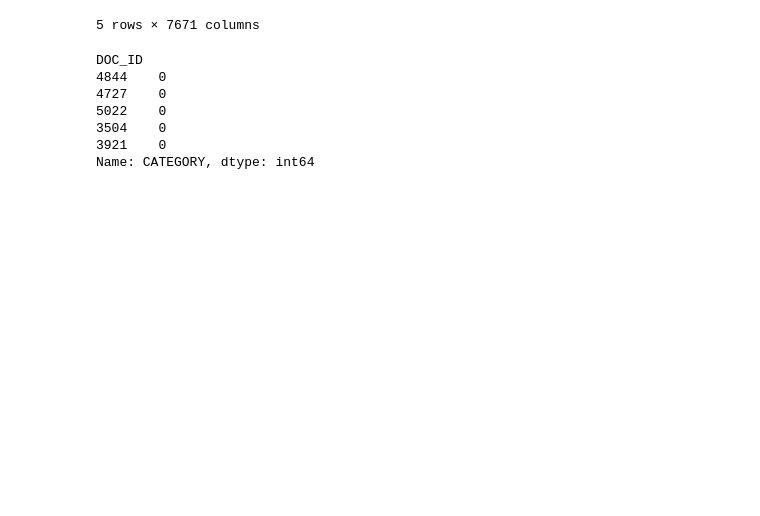
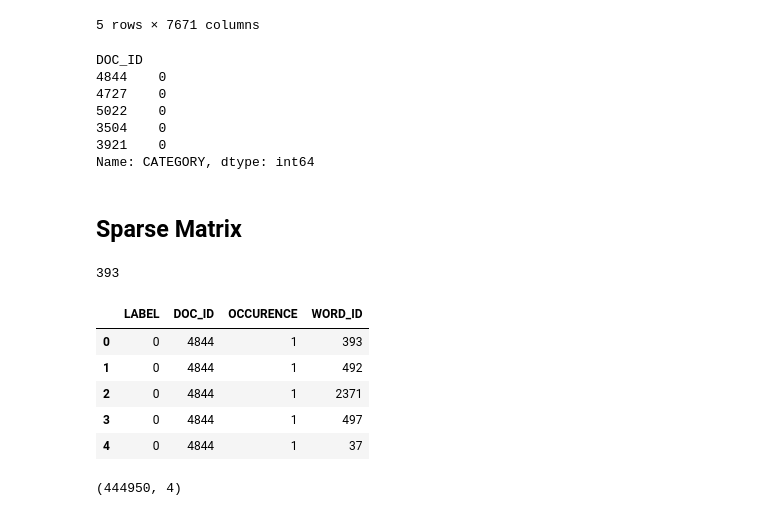
Before and after one commit to burakbdr/Spam-Filter-Classifier, a Jupyter notebook: preprocessing.ipynb, the cells around one changed output. Drawn from its saved outputs; the diff is of its cells as text; code cells hidden in the pictures; blank space fills up the shorter version.

```diff
--- a/preprocessing.ipynb
+++ b/preprocessing.ipynb
@@ -627,3 +630,54 @@ DOC_ID
 3504    0
 3921    0
 Name: CATEGORY, dtype: int64
+# %% [markdown]
+## Sparse Matrix
+# %%
+word_index = pd.Index(vocab.VOCAB_WORD)
+# %%
+word_index.get_loc('thu')
+# %% [output]
+393
+# %%
+def make_sparse_matrix(df, indexed_words, labels):
+    """
+    Returns sparse matrix as dataframe
+
+    df: A dataframe with words in the columns with a document_id as an index (X_train or X_test)
+    indexed_words: index of words ordered by word id
+    labels: category as a series (y_train or y_test)
+    """
+    nr_rows = df.shape[0]
+    nr_cols = df.shape[1]
+
+    word_set = set(indexed_words)
+    dict_list = []
+
+    for i in range(nr_rows):
+        for j in range(nr_cols):
+            word = df.iat[i,j]
+            if word in word_set:
+                doc_id = df.index[i]
+                word_id = indexed_words.get_loc(word)
+                category = labels.at[doc_id]
+
+                item = {'LABEL': category, 'DOC_ID': doc_id, 'OCCURENCE': 1, 'WORD_ID': word_id}
+
+                dict_list.append(item)
+
+    return pd.DataFrame(dict_list)
+# %%
+sparse_train_df = make_sparse_matrix(X_train, word_index, y_train)
+# %%
+sparse_train_df.head()
+# %% [output]
+|  | LABEL | DOC_ID | OCCURENCE | WORD_ID |
+| 0 | 0 | 4844 | 1 | 393 |
+| 1 | 0 | 4844 | 1 | 492 |
+| 2 | 0 | 4844 | 1 | 2371 |
+| 3 | 0 | 4844 | 1 | 497 |
+| 4 | 0 | 4844 | 1 | 37 |
+# %%
+sparse_train_df.shape
+# %% [output]
+(444950, 4)
```
Also changed, not shown: parts of 9 cells of this notebook, 2 other files.
